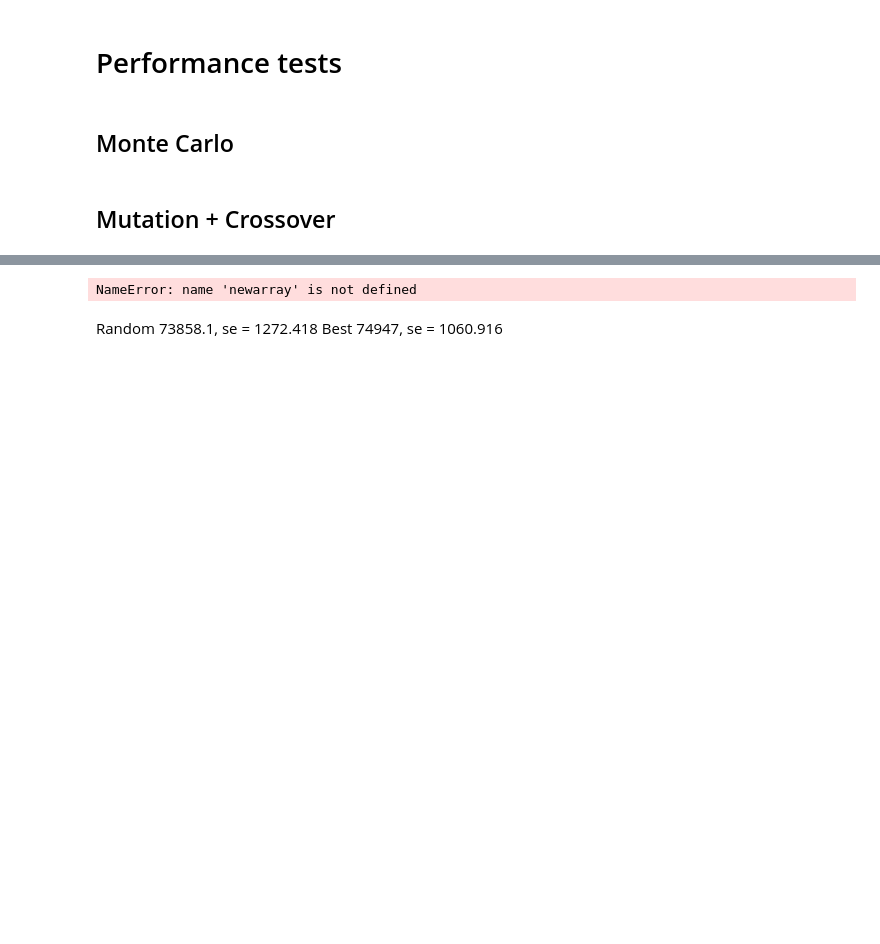
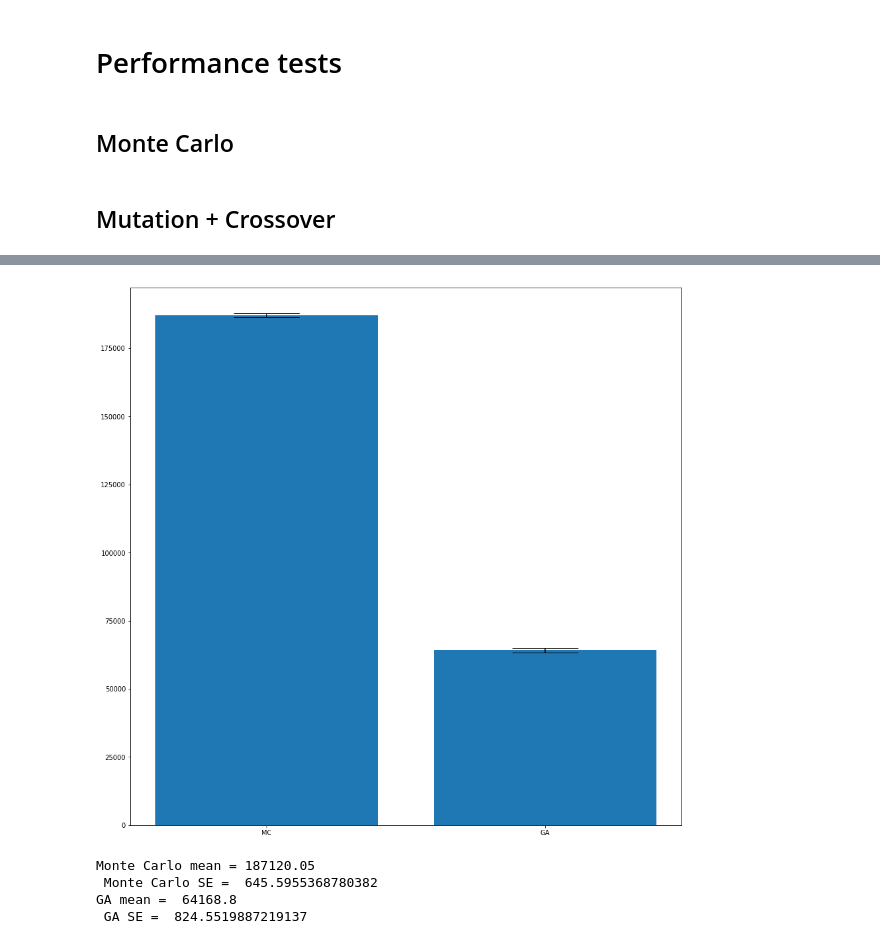
Before and after one commit to rcam01/GA-fun, a Jupyter notebook: GA.ipynb, the cells around one changed output, grey strips where cells are left out. Cells and saved outputs as stored; diff of their text form; code cells hidden in the pictures; blank space fills up the shorter version.

```diff
--- a/GA.ipynb
+++ b/GA.ipynb
@@ -406,40 +426,38 @@ for i in range(0,runs):
 # %%
 MC = newarray[:,0]
-pure_mutation = newarray[:,1]
-mut_CO = newarray[:,2]
+mut_CO = newarray[:,1]
 
 # means of different methods
 MC_mean = np.mean(newarray[:,0])
-pure_mutation_mean = np.mean(newarray[:,1])
-mut_CO_mean = np.mean(newarray[:,2])
+mut_CO_mean = np.mean(newarray[:,1])
 
 # standard error of mean
 MC_se = np.std(newarray[:,0]/(math.sqrt(runs-1)))
-pure_mutation_se = np.std(newarray[:,1])/math.sqrt(runs-1)
-mut_CO_se = np.std(newarray[:,2])/math.sqrt(runs-1)
+mut_CO_se = np.std(newarray[:,1])/math.sqrt(runs-1)
 
 # data
-height = [MC_mean, pure_mutation_mean, mut_CO_mean]
-bars = ('MC', 'Pure Mutation', 'Mutation + CO')
+height = [MC_mean, mut_CO_mean]
+bars = ('MC', 'GA')
 y_pos = np.arange(len(bars))
 
 # Choose the height of the error bars (bars)
-yer1 = [MC_se, pure_mutation_se, mut_CO_se]
+yer1 = [MC_se, mut_CO_se]
 
 fig = plt.figure(figsize = (15,15))
 # Create bars
 plt.bar(y_pos, height, yerr = yer1, capsize = 50)
 
 # Create names on the x-axis
 plt.xticks(y_pos, bars)
 
 # Show graphic
 plt.show()
 
-print('Monte Carlo mean =', MC_mean,'\n', 'GA mean = ', mut_CO_mean)
-print('Monte Carlo SE = ', MC_se,'\n', 'GA SE = ', mut_CO_se)
+print('Monte Carlo mean =', MC_mean,'\n', 'Monte Carlo SE = ', MC_se)
+print('GA mean = ', mut_CO_mean,'\n', 'GA SE = ', mut_CO_se)
 # %% [output]
+[figure, added]
-NameError: name 'newarray' is not defined
+Monte Carlo mean = 187120.05
+ Monte Carlo SE =  645.5955368780382
+GA mean =  64168.8
+ GA SE =  824.5519887219137
-# %% [markdown]
-Random 73858.1, se = 1272.418
-Best 74947, se = 1060.916
```
Also changed, not shown: parts of 5 cells of this notebook.
